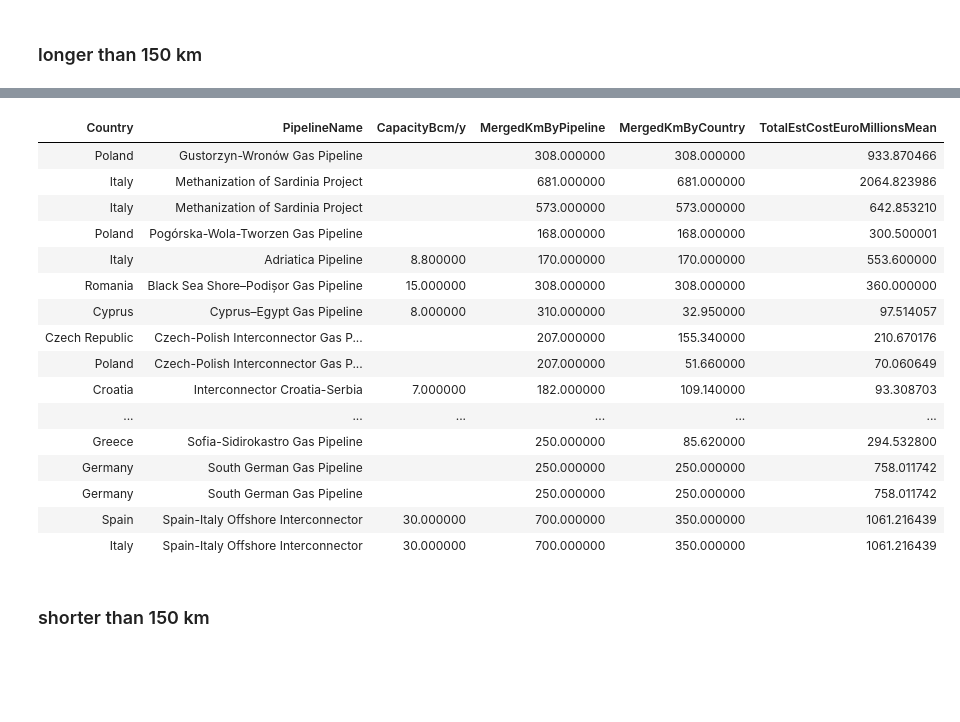
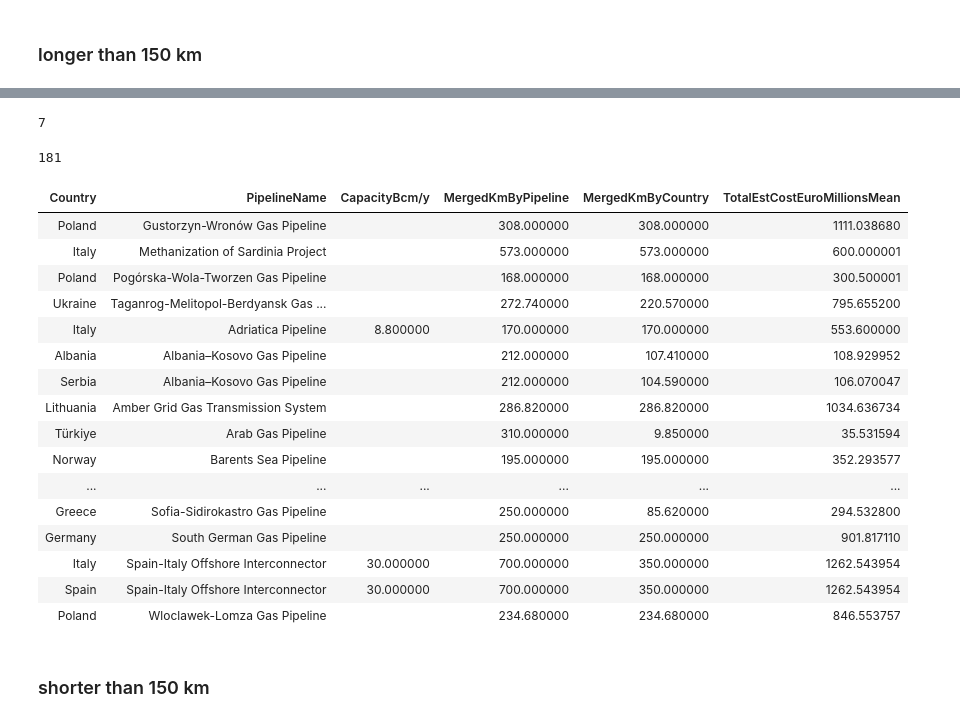
Before and after one commit to GlobalEnergyMonitor/GOIT-GGIT-research, a Jupyter notebook: europe-gas-report-2024/europe-gas-report-2024-research.ipynb, the cells around one changed output, grey strips where cells are left out. Cells and saved outputs as stored; diff of their text form; code cells hidden in the pictures; blank space fills up the shorter version.

Commit message:
updates for Euro gas report 2024

```diff
--- a/europe-gas-report-2024/europe-gas-report-2024-research.ipynb
+++ b/europe-gas-report-2024/europe-gas-report-2024-research.ipynb
@@ -333,0 +204,32 @@ pipes_df_eu_within = pipes_df_orig.copy()[(pipes_df_orig['Fuel']=='Gas')&
+# %%
+import_projectids = country_ratios_df_gas.loc[
+    (country_ratios_df_gas.Status.isin(['Proposed','Construction']))&
+    (country_ratios_df_gas.Country.isin(region_df_touse.Country.tolist()))&
+    ((~country_ratios_df_gas.StartCountry.isin(region_df_touse.Country.tolist()))&
+    (country_ratios_df_gas.EndCountry.isin(region_df_touse.Country.tolist())))].ProjectID.tolist()
+
+# all_other_projectids = list(set(country_ratios_df_gas.loc[
+#     country_ratios_df_gas.Status.isin(['Proposed','Construction'])].ProjectID) - set(import_projectids))
+
+all_other_projectids = country_ratios_df_gas.loc[
+    (country_ratios_df_gas.Status.isin(['Proposed','Construction']))&
+    (country_ratios_df_gas.Country.isin(region_df_touse.Country.tolist()))&
+    (~country_ratios_df_gas.ProjectID.isin(import_projectids))].ProjectID.tolist()
+
+country_ratios_df_gas_europe_only = country_ratios_df_gas.loc[
+    (country_ratios_df_gas.Status.isin(['Proposed','Construction']))&
+    (country_ratios_df_gas.Country.isin(region_df_touse.Country.tolist()))]
+
+output_columns = ['Country',
+                  'PipelineName',
+                  'Status',
+                  'CapacityBcm/y',
+                  'MergedKmByCountry',
+                  'TotalEstCostEuroMillionsMean',]
+                  #'TotalEstCostEuroMillionsLow',
+                  #'TotalEstCostEuroMillionsHigh']
+
+country_ratios_df_gas_europe_only.loc[(country_ratios_df_gas_europe_only.ProjectID.isin(import_projectids))&
+                            (country_ratios_df_gas_europe_only.Country.isin(region_df_touse.Country.tolist()))
+                            ].sort_values(['Status','PipelineName','TotalEstCostEuroMillionsLow'],
+                                          ascending=[True,True,False])[output_columns].replace(numpy.nan,'').style.hide(axis='index')
@@ -439,36 +293,51 @@ projectids_threshold.__len__()
+# %%
+import_projectids.__len__()
+# %% [output]
+7
+# %%
+all_other_projectids.__len__()
+# %% [output]
+181
 # %%
 output_columns = ['Country',
                   'PipelineName',
                   #'Status',
                   'CapacityBcm/y',
                   'MergedKmByPipeline',
                   'MergedKmByCountry',
                   'TotalEstCostEuroMillionsMean']#,
                   #'TotalEstCostEuroMillionsLow',
                   #'TotalEstCostEuroMillionsHigh']
 
-country_ratios_df_touse.replace(numpy.nan,'').loc[
-    (country_ratios_df_touse.ProjectID.isin(projectids_threshold))&
-    (country_ratios_df_touse.Country.isin(region_df_touse.Country.tolist()))].sort_values([
+# country_ratios_df_gas.loc[
+#     (country_ratios_df_gas.ProjectID.isin(import_projectids+all_other_projectids))&
+#     (country_ratios_df_gas.Country.isin(region_df_touse.Country.tolist()))
+#     ].groupby('Country')['MergedKmByCountry'].sum()
+
+country_ratios_df_gas.replace(numpy.nan,'').loc[
+    (country_ratios_df_gas.ProjectID.isin(import_projectids+all_other_projectids))&
+    (country_ratios_df_gas.MergedKmByPipeline>150)&
+    (country_ratios_df_gas.Country.isin(region_df_touse.Country.tolist()))
+    ].sort_values([
     'Status','PipelineName','TotalEstCostEuroMillionsLow'], ascending=[True,True,False])[output_columns].style.hide(axis='index')
 # %% [output]
 | Country | PipelineName | CapacityBcm/y | MergedKmByPipeline | MergedKmByCountry | TotalEstCostEuroMillionsMean |
-| Poland | Gustorzyn-Wronów Gas Pipeline |  | 308.000000 | 308.000000 | 933.870466 |
-| Italy | Methanization of Sardinia Project |  | 681.000000 | 681.000000 | 2064.823986 |
-| Italy | Methanization of Sardinia Project |  | 573.000000 | 573.000000 | 642.853210 |
+| Poland | Gustorzyn-Wronów Gas Pipeline |  | 308.000000 | 308.000000 | 1111.038680 |
+| Italy | Methanization of Sardinia Project |  | 573.000000 | 573.000000 | 600.000001 |
 | Poland | Pogórska-Wola-Tworzen Gas Pipeline |  | 168.000000 | 168.000000 | 300.500001 |
+| Ukraine | Taganrog-Melitopol-Berdyansk Gas ... |  | 272.740000 | 220.570000 | 795.655200 |
 | Italy | Adriatica Pipeline | 8.800000 | 170.000000 | 170.000000 | 553.600000 |
-| Romania | Black Sea Shore–Podișor Gas Pipeline | 15.000000 | 308.000000 | 308.000000 | 360.000000 |
-| Cyprus | Cyprus–Egypt Gas Pipeline | 8.000000 | 310.000000 | 32.950000 | 97.514057 |
-| Czech Republic | Czech-Polish Interconnector Gas P... |  | 207.000000 | 155.340000 | 210.670176 |
-| Poland | Czech-Polish Interconnector Gas P... |  | 207.000000 | 51.660000 | 70.060649 |
-| Croatia | Interconnector Croatia-Serbia | 7.000000 | 182.000000 | 109.140000 | 93.308703 |
+| Albania | Albania–Kosovo Gas Pipeline |  | 212.000000 | 107.410000 | 108.929952 |
+| Serbia | Albania–Kosovo Gas Pipeline |  | 212.000000 | 104.590000 | 106.070047 |
+| Lithuania | Amber Grid Gas Transmission System |  | 286.820000 | 286.820000 | 1034.636734 |
+| Türkiye | Arab Gas Pipeline |  | 310.000000 | 9.850000 | 35.531594 |
+| Norway | Barents Sea Pipeline |  | 195.000000 | 195.000000 | 352.293577 |
 | ... | ... | ... | ... | ... | ... |
 | Greece | Sofia-Sidirokastro Gas Pipeline |  | 250.000000 | 85.620000 | 294.532800 |
-| Germany | South German Gas Pipeline |  | 250.000000 | 250.000000 | 758.011742 |
-| Germany | South German Gas Pipeline |  | 250.000000 | 250.000000 | 758.011742 |
-| Spain | Spain-Italy Offshore Interconnector | 30.000000 | 700.000000 | 350.000000 | 1061.216439 |
-| Italy | Spain-Italy Offshore Interconnector | 30.000000 | 700.000000 | 350.000000 | 1061.216439 |
+| Germany | South German Gas Pipeline |  | 250.000000 | 250.000000 | 901.817110 |
+| Italy | Spain-Italy Offshore Interconnector | 30.000000 | 700.000000 | 350.000000 | 1262.543954 |
+| Spain | Spain-Italy Offshore Interconnector | 30.000000 | 700.000000 | 350.000000 | 1262.543954 |
+| Poland | Wloclawek-Lomza Gas Pipeline |  | 234.680000 | 234.680000 | 846.553757 |
 # %% [markdown]
 ### shorter than 150 km
 # %%
```
Also changed, not shown: parts of 176 cells of this notebook, 5 other files.
